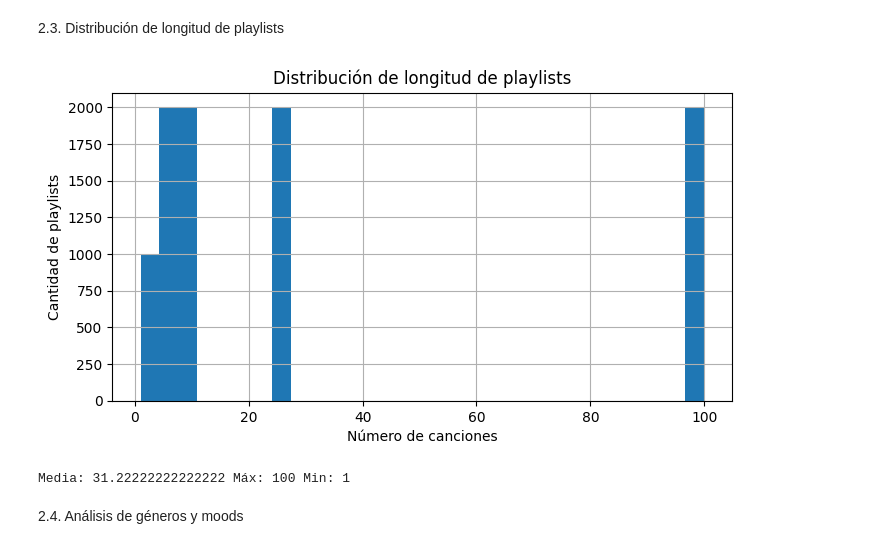
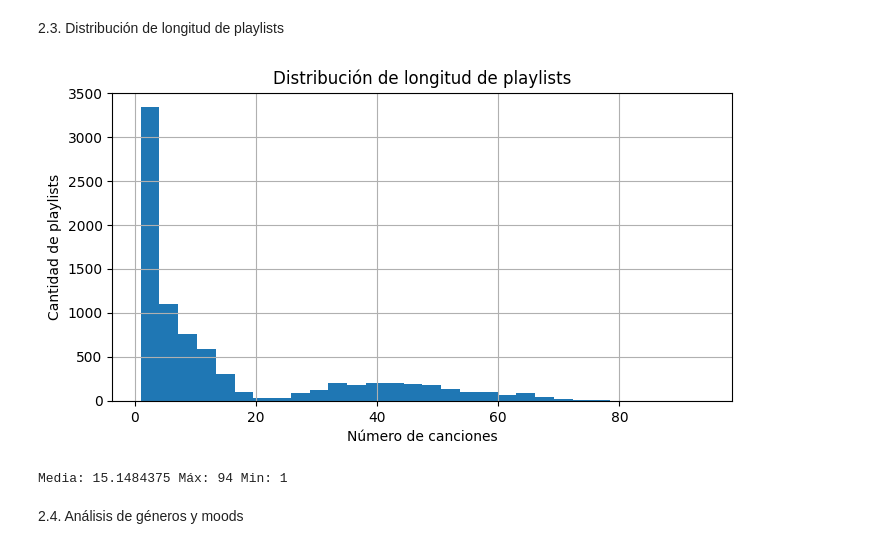
Before and after one commit to fabianlgomez/mpd-PlaylistSimilarity-unal, a Jupyter notebook: Load&EDA.ipynb, the cells around one changed output. Drawn from its saved outputs; the diff is of its cells as text; code cells hidden in the pictures.

Commit message:
Updated execution counts in Load&EDA.ipynb and replaced instances of df_imputed with df_complete for consistency in data processing. Addressed FutureWarning related to chained assignment in pandas.

```diff
--- a/Load&EDA.ipynb
+++ b/Load&EDA.ipynb
@@ -485,17 +491,17 @@ display(df_imputed.describe())
 # %%
 # Distribución de longitud de playlists
 import matplotlib.pyplot as plt
-playlist_lengths = df_imputed.groupby('pid').size()
+playlist_lengths = df_complete.groupby('pid').size()
 plt.figure(figsize=(8,4))
 playlist_lengths.hist(bins=30)
 plt.title("Distribución de longitud de playlists")
 plt.xlabel("Número de canciones")
 plt.ylabel("Cantidad de playlists")
 plt.show()
 print("Media:", playlist_lengths.mean(), "Máx:", playlist_lengths.max(), "Min:", playlist_lengths.min())
 # %% [output]
-[figure, old version]
+[figure, new version]
-Media: 31.22222222222222 Máx: 100 Min: 1
+Media: 15.1484375 Máx: 94 Min: 1
 # %% [markdown]
 2.4. Análisis de géneros y moods
 # %%
```
Also changed, not shown: parts of 10 cells of this notebook.
